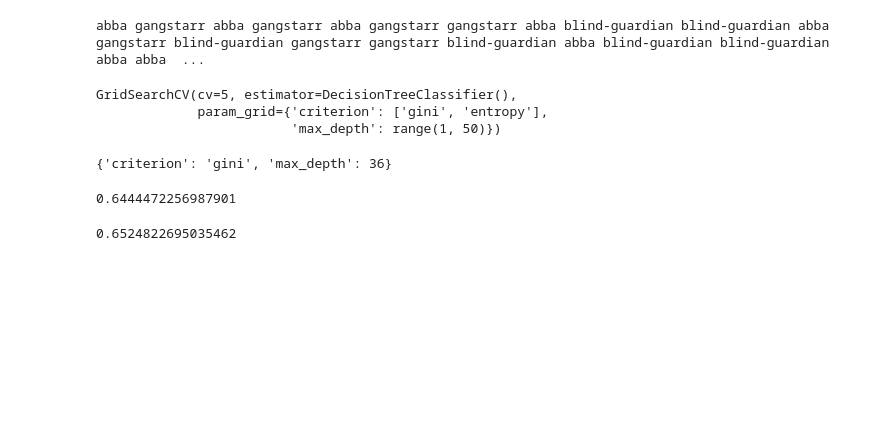
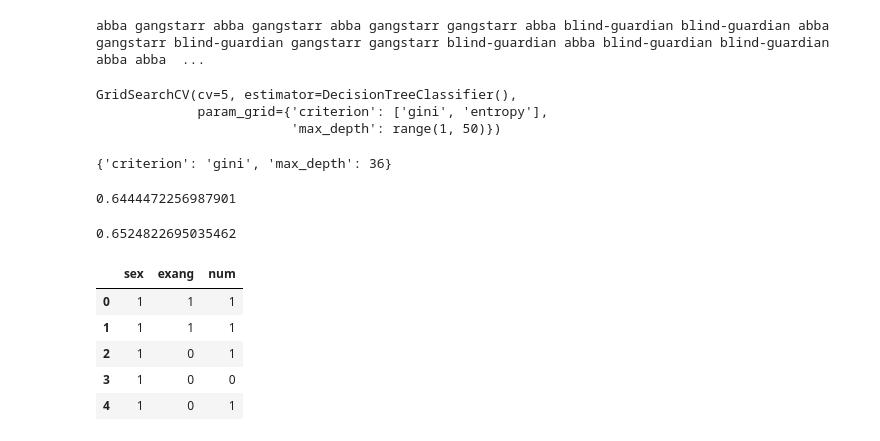
Before and after one commit to vavilovnv/Data-analysis, a Jupyter notebook: Intro to DS and ML/2_DecisionTrees.ipynb, the cells around one changed output. Cells and saved outputs as stored; diff of their text form; code cells hidden in the pictures; blank space fills up the shorter version.

```diff
--- a/Intro to DS and ML/2_DecisionTrees.ipynb
+++ b/Intro to DS and ML/2_DecisionTrees.ipynb
@@ -511,0 +522,18 @@ recall_score(y_test, y_pred, average='weighted')
+# %%
+# https://stepik.org/lesson/209700/step/3?unit=183204
+
+# Скачайте набор данных с тремя переменными: sex, exang, num. Представьте, что при помощи дерева решений мы хотим
+# классифицировать есть или нет у пациента заболевание сердца (переменная num), основываясь на двух признаках: пол (sex) и
+# наличие/отсутсвие стенокардии (exang). Обучите дерево решений на этих данных, используйте entropy в качестве критерия.
+# Укажите, чему будет равняться значение Information Gain для переменной,  которая будет помещена в корень дерева.
+# В ответе необходимо указать число с точностью 3 знака после запятой.
+
+df = pd.read_csv('https://stepik.org/media/attachments/course/4852/train_data_tree.csv')
+df.head()
+# %% [output]
+|  | sex | exang | num |
+| 0 | 1 | 1 | 1 |
+| 1 | 1 | 1 | 1 |
+| 2 | 1 | 0 | 1 |
+| 3 | 1 | 0 | 0 |
+| 4 | 1 | 0 | 1 |
```
Also changed, not shown: parts of 10 cells of this notebook.
